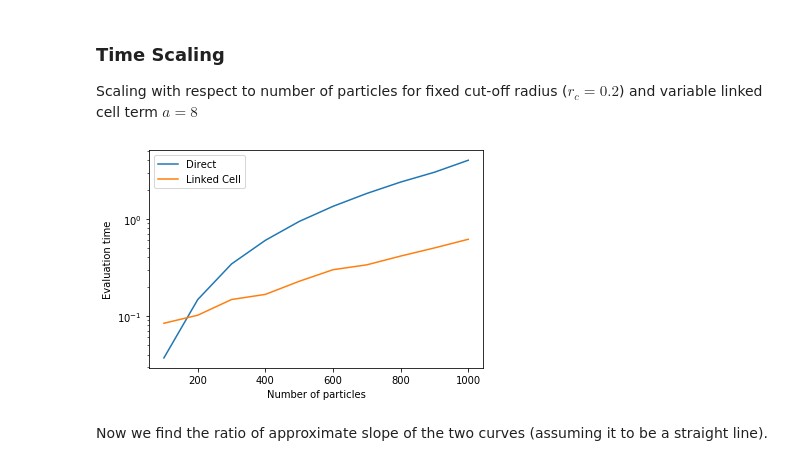
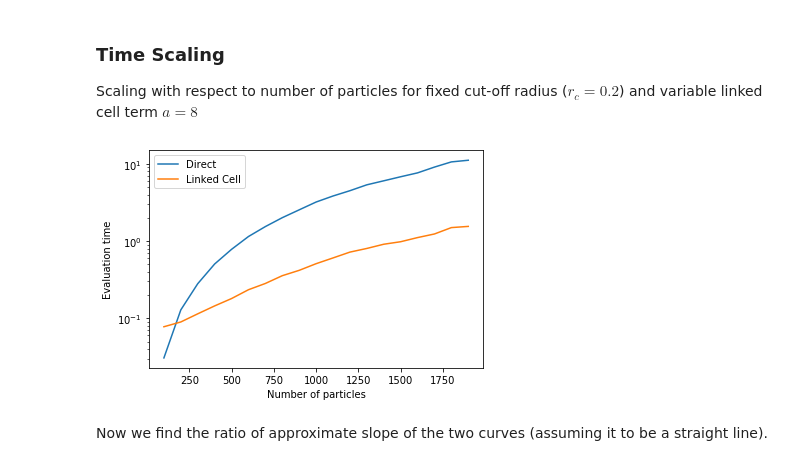
Before and after one commit to maeh98/sciComp2-linked-cell, a Jupyter notebook: linked_cells.ipynb, the cells around one changed output. Saved outputs shown, nothing was run; the diff lists cells and outputs as text; code cells hidden in the pictures.

```diff
--- a/linked_cells.ipynb
+++ b/linked_cells.ipynb
@@ -240,35 +240,35 @@ Mean relative error 0.0006850139844554512
 
 Scaling with respect to number of particles for fixed cut-off radius ($r_c = 0.2$) and variable linked cell term $a = 8$
 # %%
-num_particles = [np.int(100 * i) for i in range(1,11)]
+num_particles = [np.int(100 * i) for i in range(1,20)]
 n_instances = len(num_particles)
 time_linked_cell = np.zeros(n_instances, dtype=np.float)
 time_direct = np.zeros(n_instances, dtype=np.float)
 r_c, a, domain = 0.2, 8, 1.0
 delta_coordinate = utils.get_successor_neighbor_delta_coordinate(a=a)
 for idx, N in enumerate(num_particles):
     list_particles = get_list_particles(N)
     cell_1.set_potential_zero(list_particles)
     list_cells = cell_1.get_list_cell(r_c, delta_coordinate, domain=domain, a=a)
     cell_1.assign_particle_to_cell(list_particles, list_cells, r_c, a=a)
     start_lc = time.time()
     cell_1.calculate_potential_linked_cell(list_cells, list_particles)
     end_lc = time.time()
     linked_cell_potential = cell_1.extract_linked_cell_potential(list_particles)
     time_linked_cell[idx] = end_lc - start_lc
     start_direct = time.time()
     direct_potential = cell_1.direct_potential_all_particles(list_particles)
     end_direct = time.time()
     time_direct[idx] = end_direct - start_direct
 plt.plot(num_particles, time_direct, label='Direct')
 plt.plot(num_particles, time_linked_cell, label='Linked Cell')
 plt.legend()
 plt.yscale('log')
 plt.xlabel('Number of particles')
 plt.ylabel('Evaluation time')
 plt.show()
 # %% [output]
-[figure, old version]
+[figure, new version]
 # %% [markdown]
 Now we find the ratio of approximate slope of the two curves (assuming it to be a straight line).
 # %%
```
Also changed, not shown: parts of 5 cells of this notebook.
